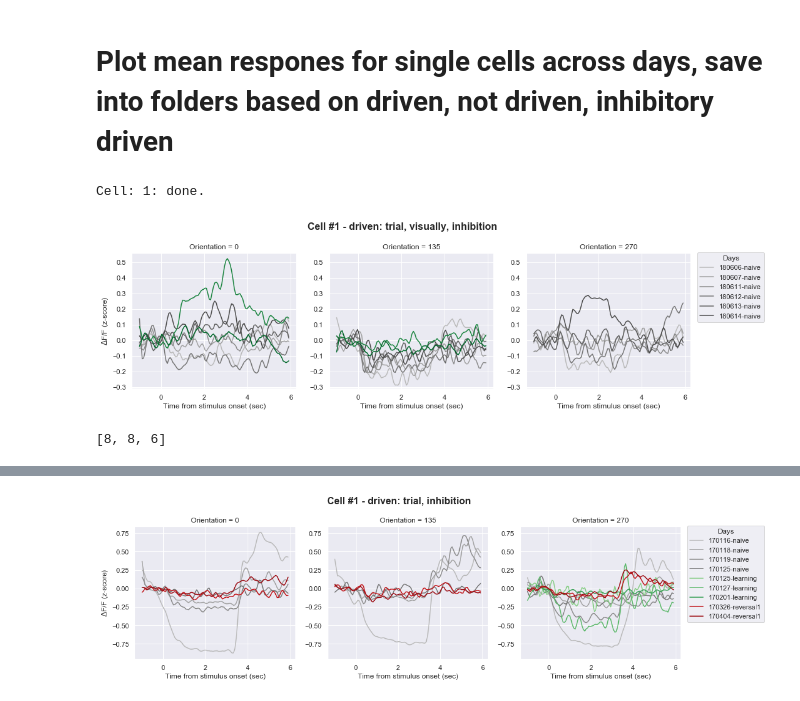
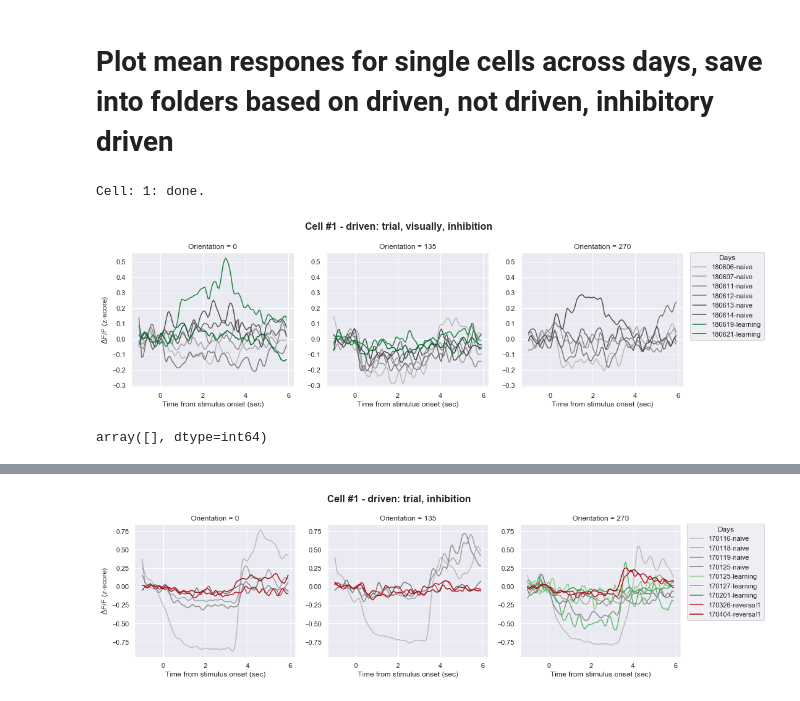
Before and after one commit to klmcguir/cascade, a Jupyter notebook: jupyter notebooks/df crossday/Mean response per day with filtering.ipynb, the cells around one changed output, grey strips where cells are left out. Cells and saved outputs as stored; diff of their text form; code cells hidden in the pictures.

Commit message:
plotting updates

```diff
--- a/jupyter notebooks/df crossday/Untitled.ipynb
+++ b/jupyter notebooks/df crossday/Mean response per day with filtering.ipynb
@@ -122,39 +122,32 @@ for cell_idx in drivers[drive_type]:
         c_ind = color_ind[indexer]
         axes[col].set_title('Orientation = ' + str(oris[col]))
         if col == 0:
             axes[col].set_ylabel(r'$\Delta$' + 'F/F (z-score)')
         axes[col].set_xlabel('Time from stimulus onset (sec)')
         for l in range(np.shape(traces)[0]):
             axes[col].plot(times, traces[l,:], color=colors[state.iloc[l]][c_ind[l]], label=(str(dates.iloc[l]) + '-' + state.iloc[l]))
             if col == legend_ind:
                 labels.append(str(dates.iloc[l]) + '-' + state.iloc[l])
-        if col == legend_ind:
-            axes
-    lgd = axes[-1].legend(axes[-1].lines, labels, loc='upper left', bbox_to_anchor=(1.02, 1.03), title='Days')
+    lgd = axes[-1].legend(axes[legend_ind].lines, labels, loc='upper left', bbox_to_anchor=(1.02, 1.03), title='Days')
 
     # match y-limits
     ys = []
     for col in range(cols):
         ys.extend(axes[col].get_ylim())
     maxy = np.max(ys)
     miny = np.min(ys)
     for col in range(cols):
         axes[col].set_ylim((miny, maxy))
 
     # save
     save_dir = paths.df_plots(mouse, pars={'trace_type': trace_type}, word=word, plot_type='traces')
     save_dir = os.path.join(save_dir, 'driven ' + str('trial'))
     if not os.path.isdir(save_dir): os.mkdir(save_dir)
     path = os.path.join(save_dir, str(mouse) + '_cell_' + str(cell_idx) + '_' + trace_type + '_' + drive_type + '.pdf')
     plt.savefig(path, bbox_inches='tight')
     print('Cell: ' + str(cell_idx) + ': done.')
 #     plt.close()
     break
 # %% [output]
 Cell: 1: done.
-[figure, old version]
+[figure, new version]
-# %%
-mean_df
-count
-# %% [output]
-[8, 8, 6]
@@ -162,0 +154,5 @@ sns.set()
+# %%
+mean_df
+np.where(np.diff([0, 0, 0]))[0]
+# %% [output]
+array([], dtype=int64)
```
Also changed, not shown: parts of 2 cells of this notebook, 3 other files.
